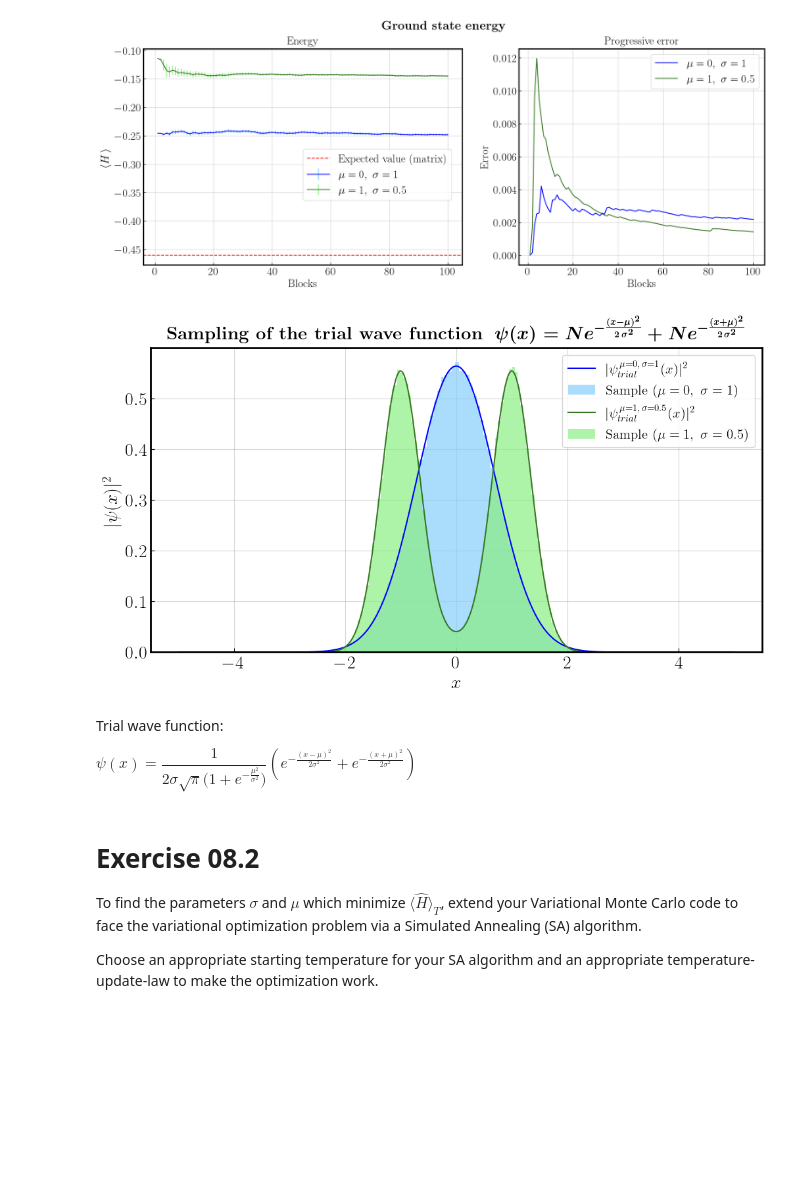
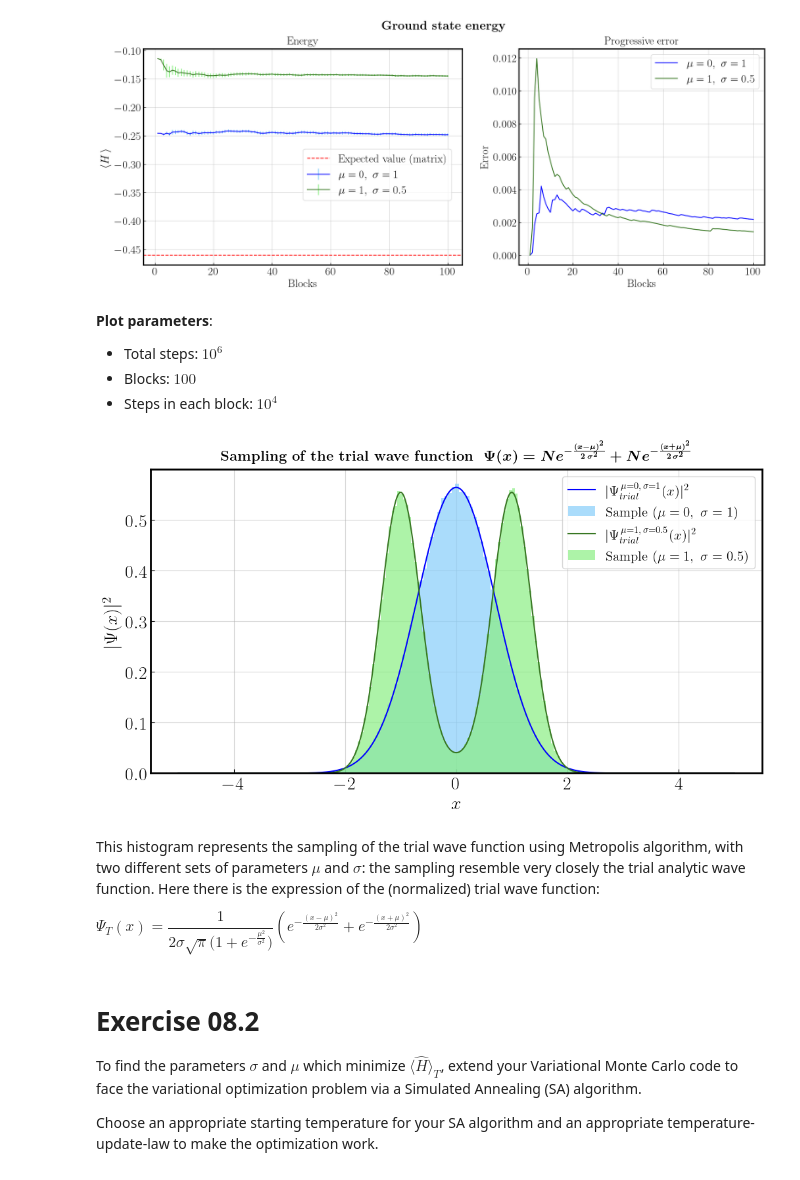
Before and after one commit to ste-cartu/Numerical-Simulation-Laboratory, a Jupyter notebook: Exercise_08/Exercise_08.ipynb, the cells around one changed output. Saved outputs shown, nothing was run; the diff lists cells and outputs as text; code cells hidden in the pictures; blank space fills up the shorter version.

```diff
--- a/Exercise_08/Exercise_08.ipynb
+++ b/Exercise_08/Exercise_08.ipynb
@@ -175,32 +236,38 @@ axs[1].legend()
 plt.show()
 # %% [output]
 [figure]
+# %% [markdown]
+**Plot parameters**:
+- Total steps: $10^6$
+- Blocks: $100$
+- Steps in each block: $10^4$
 # %%
 points_0_1 = np.genfromtxt("08.1/sampling_m=0.0_s=1.0.csv", delimiter=',', skip_header=1)
 points_1_05 = np.genfromtxt("08.1/sampling_m=1.0_s=0.5.csv", delimiter=',', skip_header=1)
 # %%
 # plotting the sampling of the wave function
 def wave_func(x, mu, sigma) :
     norm = 2 * sigma * np.sqrt(np.pi) * (1 + np.exp(-(mu**2) / (sigma**2)))
     return (1/norm) * (np.exp(-(x - mu)**2 / (2*sigma**2)) + np.exp((-(x + mu)**2 / (2*sigma**2))))**2
 
 fig = plt.figure(figsize=(12, 6))
-plt.plot(x, wave_func(x, 0, 1), c='blue', label='$|\psi_{trial}^{\, \mu=0, \, \sigma=1}(x)|^2$')
+plt.plot(x, wave_func(x, 0, 1), c='blue', label='$|\Psi_{trial}^{\, \mu=0, \, \sigma=1}(x)|^2$')
 hist_0_1 = plt.hist(points_0_1, bins=100, density=True, color='lightskyblue', alpha=0.7, label="Sample $(\mu=0, \ \sigma=1)$")
-plt.plot(x, wave_func(x, 1, 0.5), c='#387723', label='$|\psi_{trial}^{\, \mu=1, \, \sigma=0.5}(x)|^2$')
+plt.plot(x, wave_func(x, 1, 0.5), c='#387723', label='$|\Psi_{trial}^{\, \mu=1, \, \sigma=0.5}(x)|^2$')
 hist_1_05 = plt.hist(points_1_05, bins=100, density=True, color='#8BEE84', alpha=0.7, label="Sample $(\mu=1, \ \sigma=0.5)$")
 
 plt.xlabel('$x$')
-plt.ylabel('$|\psi(x)|^2$')
-plt.title(r'\textbf{Sampling of the trial wave function } \boldmath $\psi(x) = Ne^{-\frac{(x-\mu)^2}{2\,\sigma^2}} + Ne^{-\frac{(x+\mu)^2}{2\,\sigma^2}}$', pad=10)
+plt.ylabel('$|\Psi(x)|^2$')
+plt.title(r'\textbf{Sampling of the trial wave function } \boldmath $\Psi(x) = Ne^{-\frac{(x-\mu)^2}{2\,\sigma^2}} + Ne^{-\frac{(x+\mu)^2}{2\,\sigma^2}}$', pad=10, fontsize=16)
 plt.legend(fontsize=15)
 plt.show()
 # %% [output]
-[figure, old version]
+[figure, new version]
 # %% [markdown]
-Trial wave function:
+This histogram represents the sampling of the trial wave function using Metropolis algorithm, with two different sets of parameters $\mu$ and $\sigma$: the sampling resemble very closely the trial analytic wave function.
+Here there is the expression of the (normalized) trial wave function:
 
-$\psi(x) = \dfrac{1}{2  \sigma \sqrt{\pi}  \Big(1 + e^{-\frac{\mu^2}{\sigma^2}}\Big)}  \left( e^{-\frac{(x - \mu)^2}{2 \sigma^2}} + e^{-\frac{(x + \mu)^2}{2 \sigma^2}} \right)$
+$\Psi_T(x) = \dfrac{1}{2  \sigma \sqrt{\pi}  \Big(1 + e^{-\frac{\mu^2}{\sigma^2}}\Big)}  \left( e^{-\frac{(x - \mu)^2}{2 \sigma^2}} + e^{-\frac{(x + \mu)^2}{2 \sigma^2}} \right)$
 # %% [markdown]
 # Exercise 08.2
 
```
Also changed, not shown: parts of 11 cells of this notebook, 3 other files.
